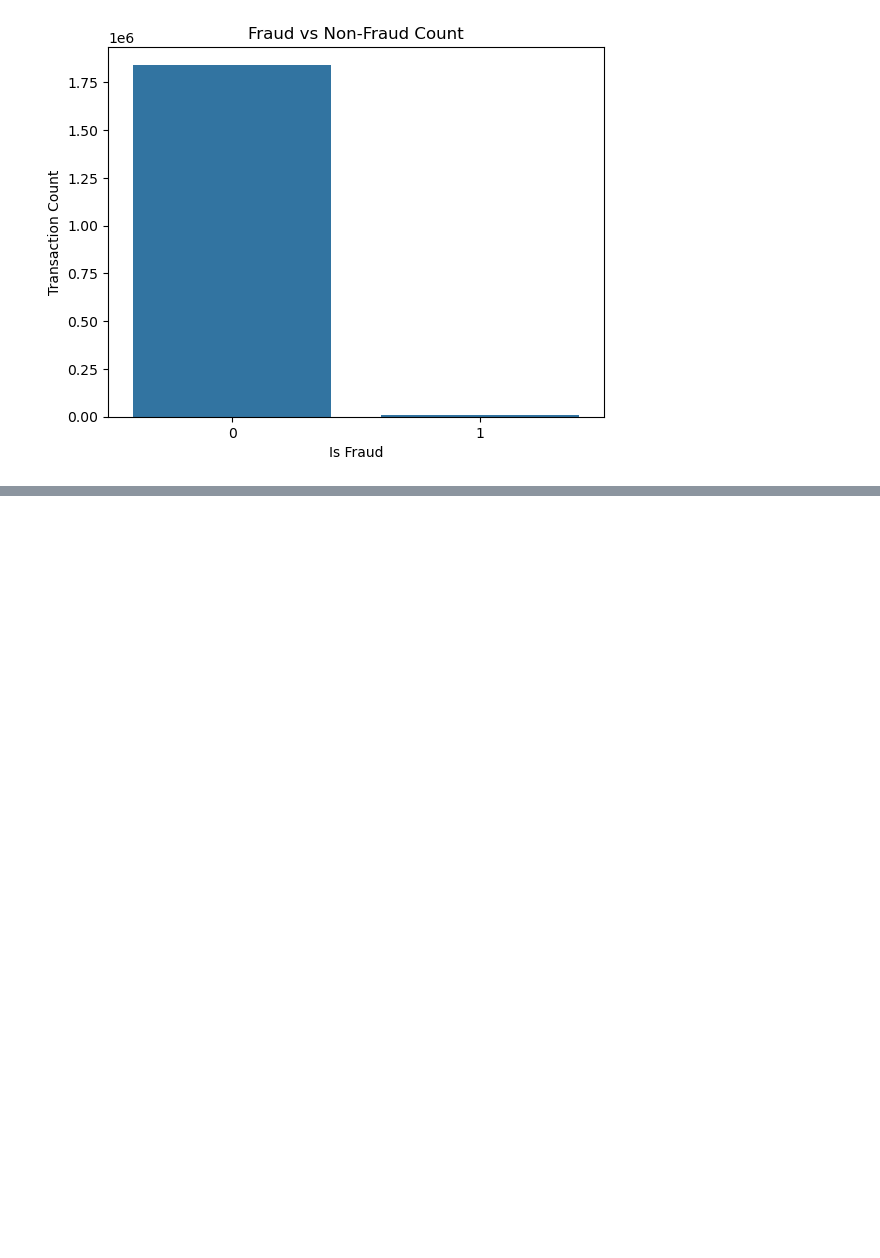
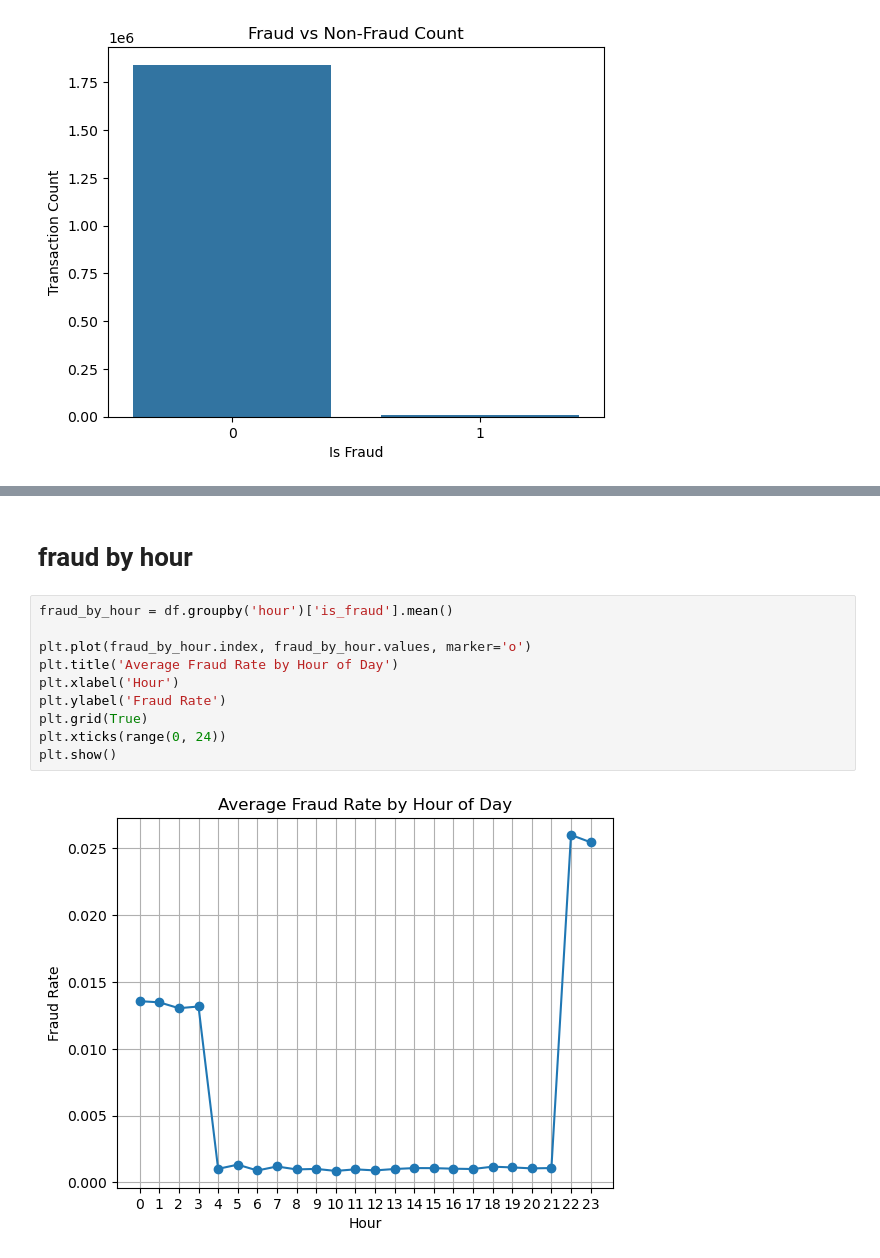
Before and after one commit to prakashsilwal/fraud-detection-project, a Jupyter notebook: credit card fraud detection.ipynb, the cells around one changed output, grey strips where cells are left out. Saved outputs shown, nothing was run; the diff lists cells and outputs as text; blank space fills up the shorter version.

```diff
--- a/credit card fraud detection.ipynb
+++ b/credit card fraud detection.ipynb
@@ -187,0 +198,14 @@ plt.show()
+# %% [markdown]
+# fraud by hour
+# %%
+fraud_by_hour = df.groupby('hour')['is_fraud'].mean()
+
+plt.plot(fraud_by_hour.index, fraud_by_hour.values, marker='o')
+plt.title('Average Fraud Rate by Hour of Day')
+plt.xlabel('Hour')
+plt.ylabel('Fraud Rate')
+plt.grid(True)
+plt.xticks(range(0, 24))
+plt.show()
+# %% [output]
+[figure, added]
```
Also changed, not shown: parts of 26 cells of this notebook.
